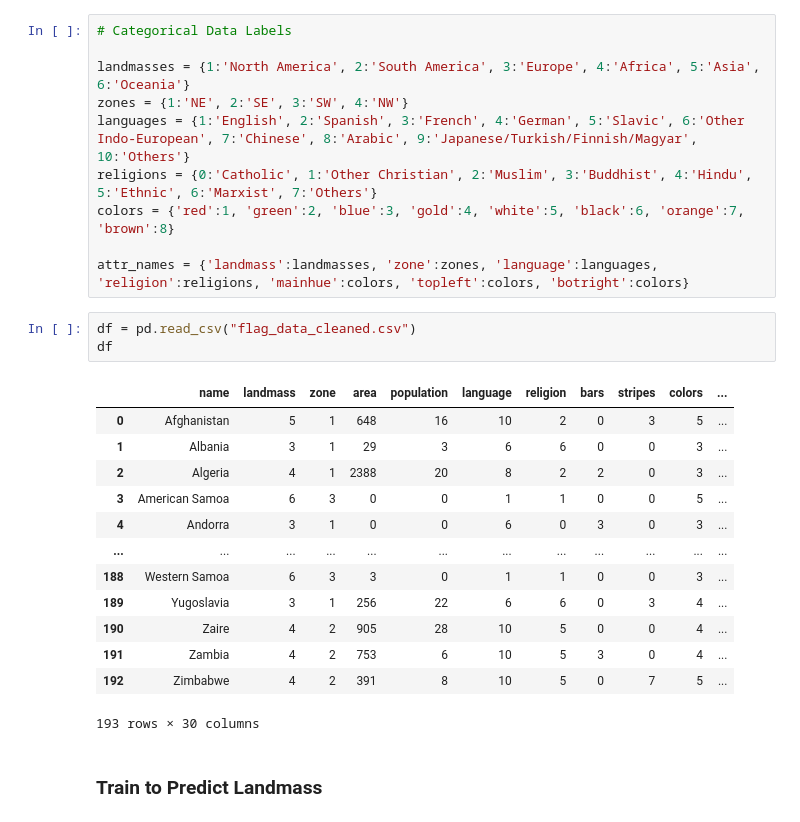
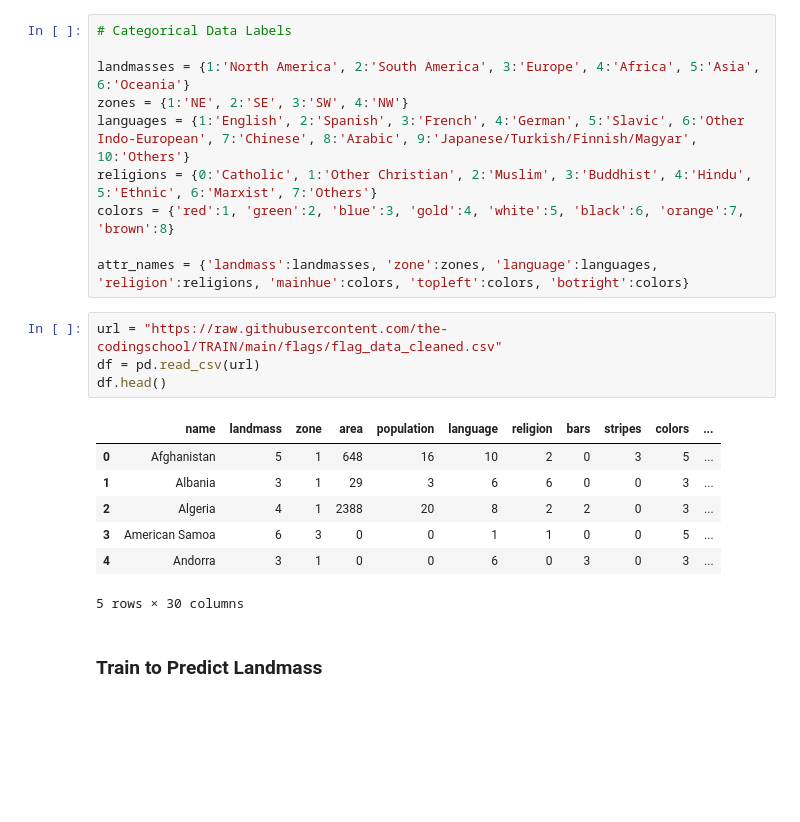
Before and after one commit to the-codingschool/TRAIN-datasets, a Jupyter notebook: flags/flag_classification.ipynb, the cells around one changed output. Saved outputs shown, nothing was run; the diff lists cells and outputs as text; blank space fills up the shorter version.

Commit message:
updated flag notebook

```diff
--- a/flags/flag_classification.ipynb
+++ b/flags/flag_classification.ipynb
@@ -157,23 +158,18 @@ religions = {0:'Catholic', 1:'Other Christian', 2:'Muslim', 3:'Buddhist', 4:'Hin
 colors = {'red':1, 'green':2, 'blue':3, 'gold':4, 'white':5, 'black':6, 'orange':7, 'brown':8}
 
 attr_names = {'landmass':landmasses, 'zone':zones, 'language':languages, 'religion':religions, 'mainhue':colors, 'topleft':colors, 'botright':colors}
-# %%
-df = pd.read_csv("flag_data_cleaned.csv")
-df
-# %% [output]
-|  | name | landmass | zone | area | population | language | religion | bars | stripes | colors | ... |
-| 0 | Afghanistan | 5 | 1 | 648 | 16 | 10 | 2 | 0 | 3 | 5 | ... |
-| 1 | Albania | 3 | 1 | 29 | 3 | 6 | 6 | 0 | 0 | 3 | ... |
-| 2 | Algeria | 4 | 1 | 2388 | 20 | 8 | 2 | 2 | 0 | 3 | ... |
-| 3 | American Samoa | 6 | 3 | 0 | 0 | 1 | 1 | 0 | 0 | 5 | ... |
-| 4 | Andorra | 3 | 1 | 0 | 0 | 6 | 0 | 3 | 0 | 3 | ... |
-| ... | ... | ... | ... | ... | ... | ... | ... | ... | ... | ... | ... |
-| 188 | Western Samoa | 6 | 3 | 3 | 0 | 1 | 1 | 0 | 0 | 3 | ... |
-| 189 | Yugoslavia | 3 | 1 | 256 | 22 | 6 | 6 | 0 | 3 | 4 | ... |
-| 190 | Zaire | 4 | 2 | 905 | 28 | 10 | 5 | 0 | 0 | 4 | ... |
-| 191 | Zambia | 4 | 2 | 753 | 6 | 10 | 5 | 3 | 0 | 4 | ... |
-| 192 | Zimbabwe | 4 | 2 | 391 | 8 | 10 | 5 | 0 | 7 | 5 | ... |
-193 rows × 30 columns
+# %%
+url = "https://raw.githubusercontent.com/the-codingschool/TRAIN/main/flags/flag_data_cleaned.csv"
+df = pd.read_csv(url)
+df.head()
+# %% [output]
+|  | name | landmass | zone | area | population | language | religion | bars | stripes | colors | ... |
+| 0 | Afghanistan | 5 | 1 | 648 | 16 | 10 | 2 | 0 | 3 | 5 | ... |
+| 1 | Albania | 3 | 1 | 29 | 3 | 6 | 6 | 0 | 0 | 3 | ... |
+| 2 | Algeria | 4 | 1 | 2388 | 20 | 8 | 2 | 2 | 0 | 3 | ... |
+| 3 | American Samoa | 6 | 3 | 0 | 0 | 1 | 1 | 0 | 0 | 5 | ... |
+| 4 | Andorra | 3 | 1 | 0 | 0 | 6 | 0 | 3 | 0 | 3 | ... |
+5 rows × 30 columns
 # %% [markdown]
 ### Train to Predict Landmass
 # %%
```
Also changed, not shown: parts of 4 cells of this notebook.
